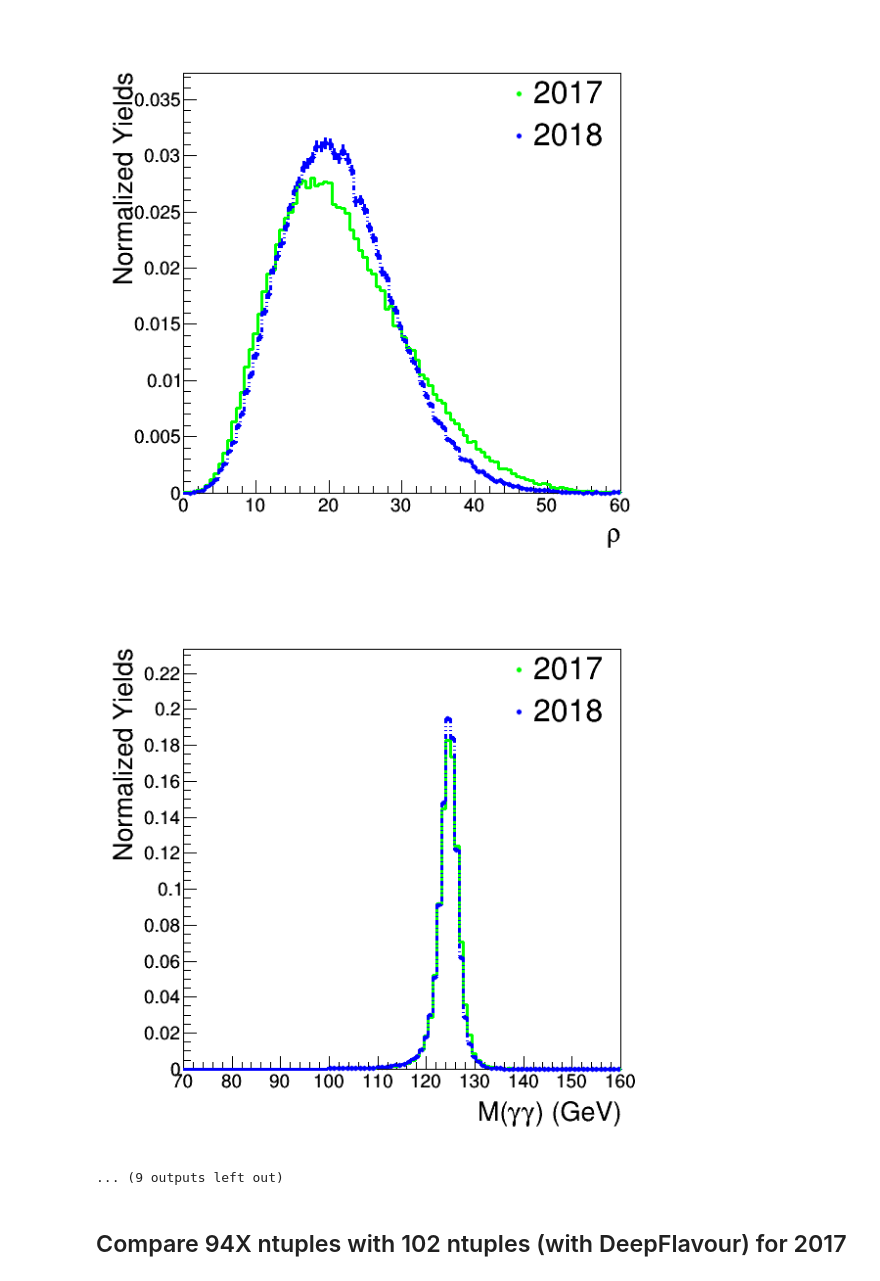
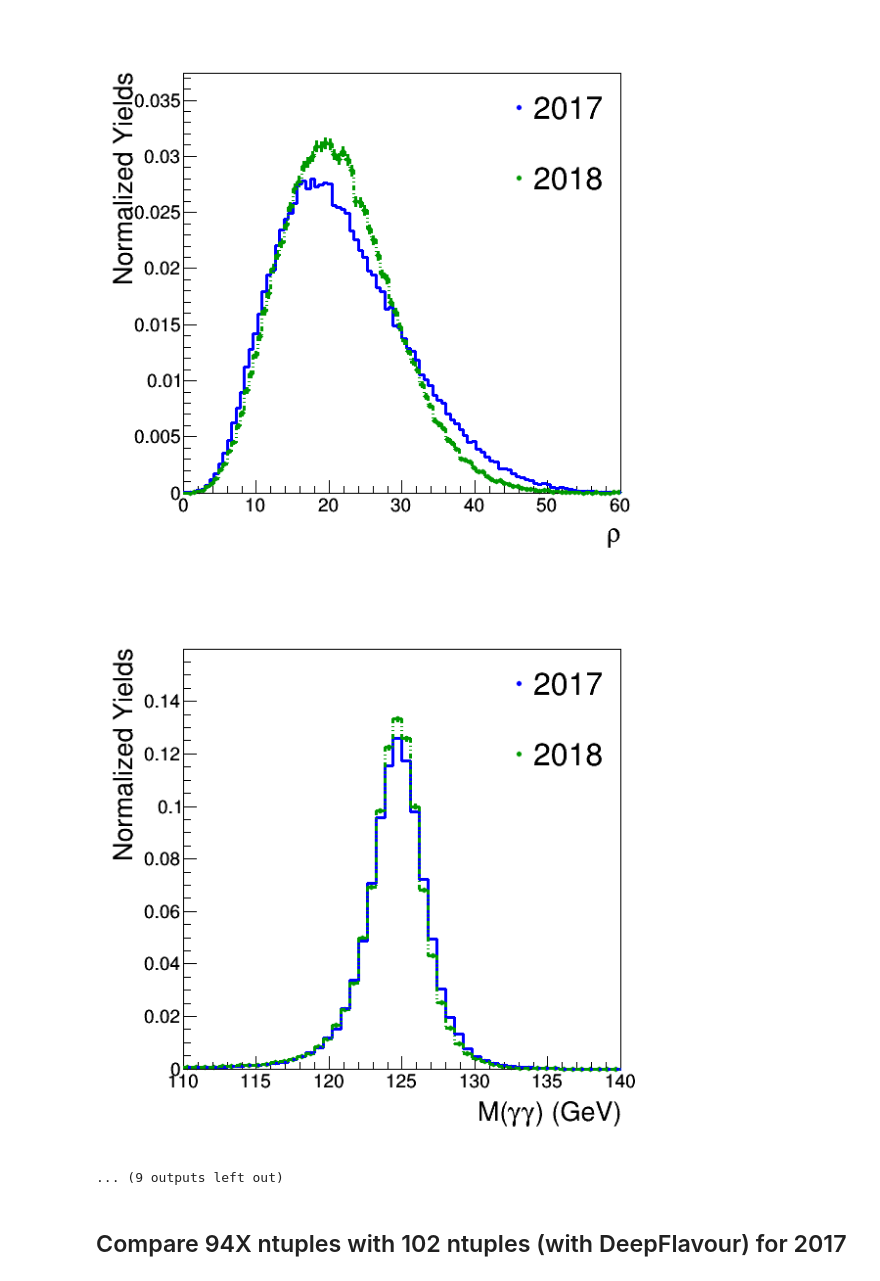
Before and after one commit to chernyavskaya/HHbbgg_ETH, a Jupyter notebook: Training/notebooks/distributions.ipynb, the cells around one changed output. Cells and saved outputs as stored; diff of their text form; code cells hidden in the pictures.

```diff
--- a/Training/notebooks/distributions.ipynb
+++ b/Training/notebooks/distributions.ipynb
@@ -14,11 +14,11 @@ import ROOT
 from ROOT import TChain, TTree,TCanvas,TH1F,TList,TFile,TH2F,TPaveLabel,TPaveText,TLorentzVector,TLegend
 import json
 # %%
-file_dir = '/work/nchernya/DiHiggs/inputs/newMicroAOD/'
+file_dir = '/work/nchernya/DiHiggs/inputs/newMicroAOD/fixedJEC/'
 file_names = 'GluGluToHHTo2B2G_node_6_13TeV-madgraph,GluGluToHHTo2B2G_node_6_13TeV-madgraph_correctedcfg,GluGluToHHTo2B2G_node_6_TuneCP5_PSWeights_13TeV-madgraph-pythia8'.split(',')
 years = '2016,2017,2018'.split(',')
 
-plot_dir = '/work/nchernya/HHbbgg_ETH_devel/Training/plots/newMicroAOD_18_06_2019/'
+plot_dir = '/work/nchernya/HHbbgg_ETH_devel/Training/plots/newMicroAOD_21_06_2019/'
 # %%
 sum=0.
 #c = TCanvas("c","c",900,900)
@@ -30,6 +30,7 @@ infile_2018 = TFile(file_dir+'output_'+file_names[2]+"_2018.root")
 tree_dir = 'tagsDumper/trees/'
 
 hists_list_2016=[]
+
 hists_list_2017=[]
 hists_list_2018=[]
 
@@ -48,7 +49,7 @@ distributions = [['Mjj','M(jj) (GeV)',100,70,160],['dijet_pt','p_{T}(jj) (GeV)',
                     ['leadingJet_eta','leading jet #eta',100,-2.5,2.5],['subleadingJet_eta','subleading jet #eta',100,-2.5,2.5],
                     ['diHiggs_pt','p_{T}(HH) (GeV)',100,0,400], ['MX','MX (GeV)',100,250,1000],
                     ['absCosThetaStar_CS','|cos(#Theta*_{CS})|',100,0,1], ['rho','#rho',100,0,60],
-                    ['CMS_hgg_mass','M(#gamma#gamma) (GeV)',100,70,160],['diphoton_pt','p_{T}(#gamma #gamma) (GeV)',100,0,700],
+                    ['CMS_hgg_mass','M(#gamma#gamma) (GeV)',50,110,140],['diphoton_pt','p_{T}(#gamma #gamma) (GeV)',100,0,700],
                     ['leadingPhoton_pt','p_{T}(#gamma_{1}) (GeV)',100,20,400], ['subleadingPhoton_pt','p_{T}(#gamma_{2}) (GeV)',100,20,250],
                     ['customLeadingPhotonIDMVA','custom IDMVA #gamma_{1}',100,0,1],['customSubLeadingPhotonIDMVA','custom IDMVA #gamma_{2}',100,0,1],
                     ['leadingPhotonSigOverE','#sigma_{E1}/E1',100,0,0.1],
@@ -90,10 +91,10 @@ for num in range(0,len(distributions)):
 
     hist_2016.SetLineColor(2)
     hist_2016.SetMarkerColor(2)
-    hist_2017.SetLineColor(3)
-    hist_2017.SetMarkerColor(3)
-    hist_2018.SetLineColor(4)
-    hist_2018.SetMarkerColor(4)
+    hist_2017.SetLineColor(4)
+    hist_2017.SetMarkerColor(4)
+    hist_2018.SetLineColor(ROOT.kGreen+2)
+    hist_2018.SetMarkerColor(ROOT.kGreen+2)
     hist_2018.SetLineStyle(8)
 
 
@@ -110,14 +111,15 @@ for num in range(0,len(distributions)):
     hist_2018.GetYaxis().SetRangeUser(0,hist_2018.GetMaximum()*1.2)
 
 
- #   hist_2016.Draw("HISTsame")
-#    hists_list_2016.append(hist_2016)
+   # hist_2016.Draw("HISTsame")
+   # hists_list_2016.append(hist_2016)
     hist_2017.Draw("HISTsame")
     hists_list_2017.append(hist_2017)
     hist_2018.Draw("HISTsame")
     hists_list_2018.append(hist_2018)
 
-    leg = ROOT.TLegend(0.7,0.75,0.9,0.9)
+    leg = ROOT.TLegend(0.7,0.65,0.9,0.9)
+   # leg.AddEntry(hist_2016,"2016" ,"P")
     leg.AddEntry(hist_2017,"2017" ,"P")
     leg.AddEntry(hist_2018,"2018" ,"P")
     leg.SetFillStyle(-1)
@@ -145,5 +147,5 @@ for num in range(0,len(distributions)):
-[figure, old version]
+[figure, new version]
-[figure, old version]
+[figure, new version]
 ... (9 outputs left out)
 # %% [markdown]
 ## Compare 94X ntuples with 102 ntuples (with DeepFlavour) for 2017
```
Also changed, not shown: parts of 2 cells of this notebook, 2 other files.
